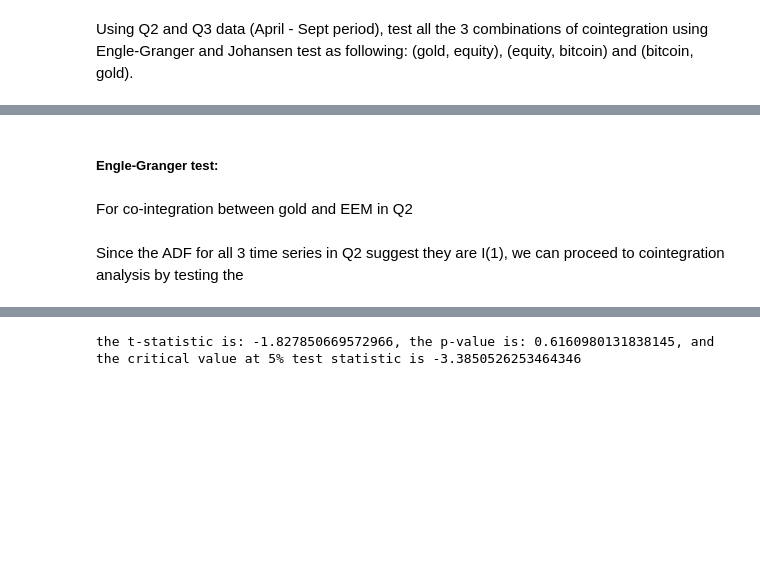
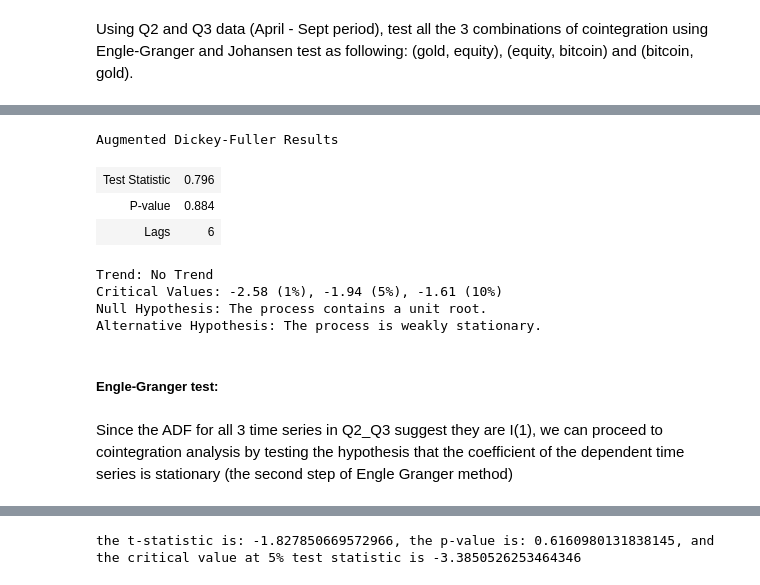
Before and after one commit to ngohienduong/WQU-Econ, a Jupyter notebook: W5.ipynb, the cells around one changed output, grey strips where cells are left out. Cells and saved outputs as stored; diff of their text form; code cells hidden in the pictures; blank space fills up the shorter version.

```diff
--- a/W5.ipynb
+++ b/W5.ipynb
@@ -462,9 +519,18 @@ data_Q2_Q3
+# %%
+ADF(data_Q2_Q3['GLD'], trend = "n")
+# %% [output]
+Augmented Dickey-Fuller Results
+| Test Statistic | 0.796 |
+| P-value | 0.884 |
+| Lags | 6 |
+Trend: No Trend
+Critical Values: -2.58 (1%), -1.94 (5%), -1.61 (10%)
+Null Hypothesis: The process contains a unit root.
+Alternative Hypothesis: The process is weakly stationary.
 # %% [markdown]
 ##### Engle-Granger test:
-# %% [markdown]
-For co-integration between gold and EEM in Q2
 # %% [markdown]
-Since the ADF for all 3 time series in Q2 suggest they are I(1), we can proceed to cointegration analysis by testing the
+Since the ADF for all 3 time series in Q2_Q3 suggest they are I(1), we can proceed to cointegration analysis by testing the hypothesis that the coefficient of the dependent time series is stationary (the second step of Engle Granger method)
 # %%
 from statsmodels.tsa.stattools import coint as ct
 def eg_test(eq1, eq2):
```
Also changed, not shown: parts of 40 cells of this notebook.
